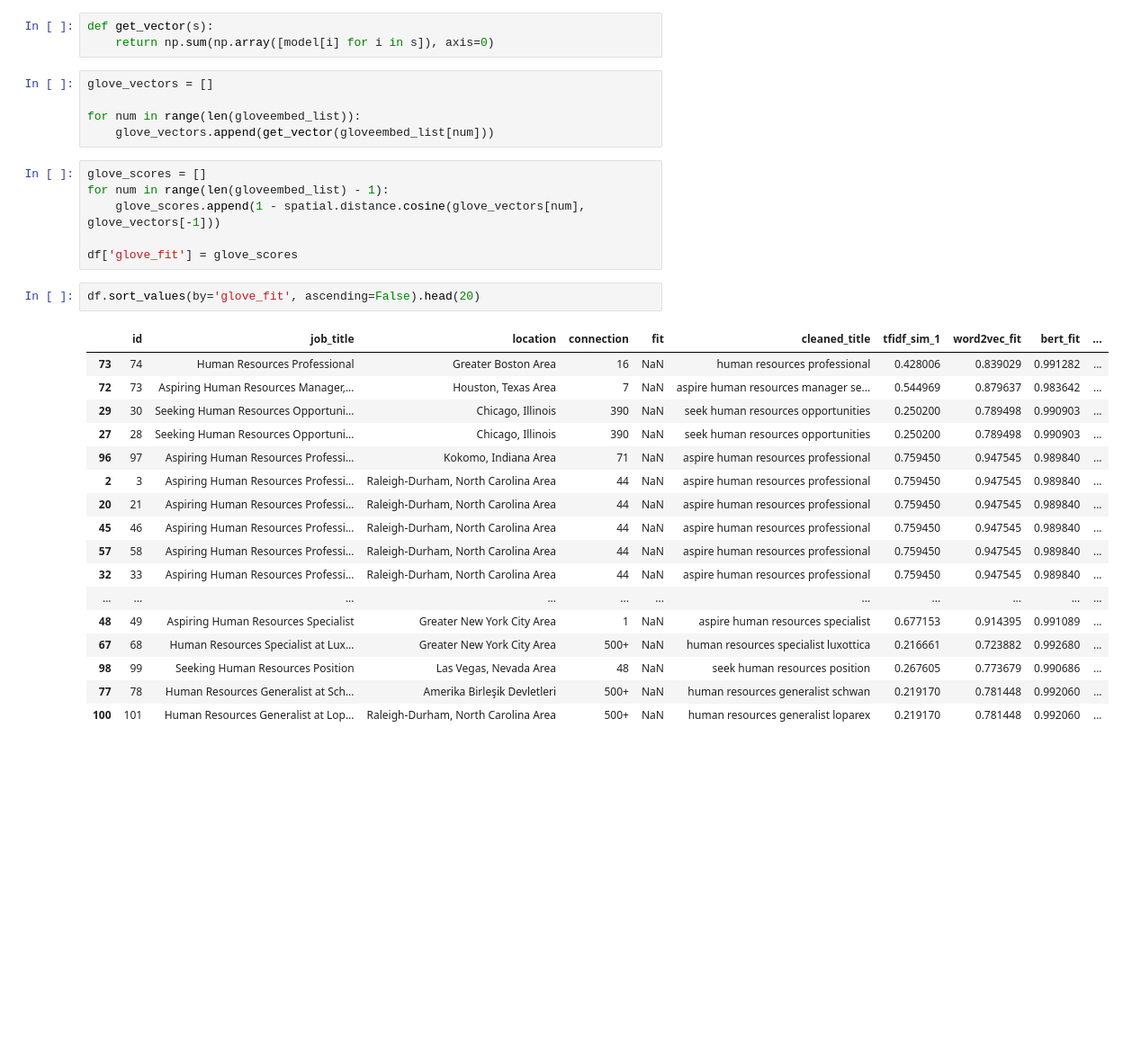
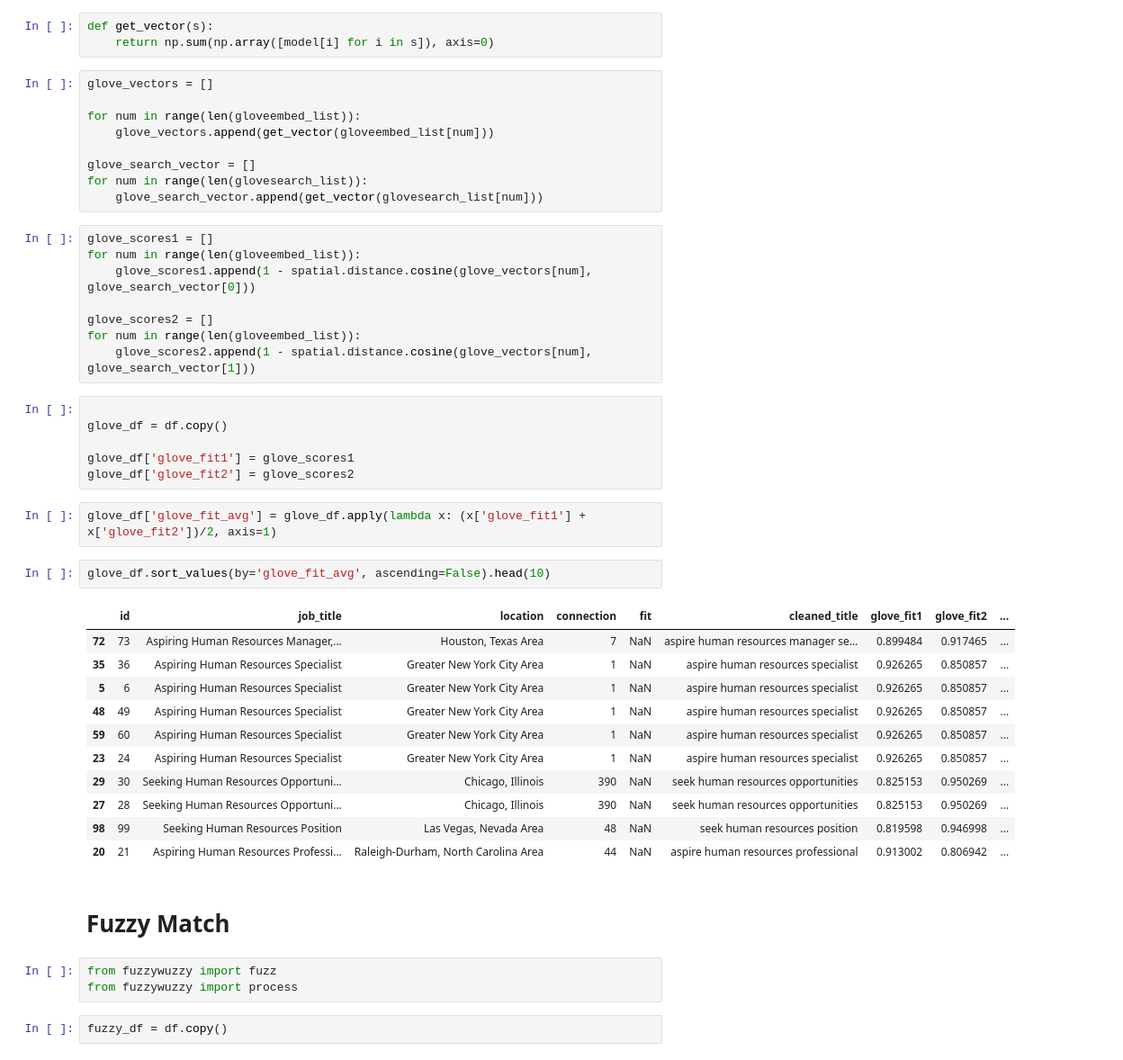
Before and after one commit to simi-I/g39RHzwKROHb58Yy, a Jupyter notebook: Potential Talent.ipynb, the cells around one changed output. Shown at 90% size. Saved outputs shown, nothing was run; the diff lists cells and outputs as text; blank space fills up the shorter version.

```diff
--- a/Potential Talent.ipynb
+++ b/Potential Talent.ipynb
@@ -388,29 +497,44 @@ glove_vectors = []
 
 for num in range(len(gloveembed_list)):
     glove_vectors.append(get_vector(gloveembed_list[num]))
+
+glove_search_vector = []
+for num in range(len(glovesearch_list)):
+    glove_search_vector.append(get_vector(glovesearch_list[num]))
 # %%
-glove_scores = []
-for num in range(len(gloveembed_list) - 1):
-    glove_scores.append(1 - spatial.distance.cosine(glove_vectors[num], glove_vectors[-1]))
+glove_scores1 = []
+for num in range(len(gloveembed_list)):
+    glove_scores1.append(1 - spatial.distance.cosine(glove_vectors[num], glove_search_vector[0]))
 
-df['glove_fit'] = glove_scores
+glove_scores2 = []
+for num in range(len(gloveembed_list)):
+    glove_scores2.append(1 - spatial.distance.cosine(glove_vectors[num], glove_search_vector[1]))
+# %%
+
+glove_df = df.copy()
+
+glove_df['glove_fit1'] = glove_scores1
+glove_df['glove_fit2'] = glove_scores2
+# %%
+glove_df['glove_fit_avg'] = glove_df.apply(lambda x: (x['glove_fit1'] + x['glove_fit2'])/2, axis=1)
 # %%
-df.sort_values(by='glove_fit', ascending=False).head(20)
+glove_df.sort_values(by='glove_fit_avg', ascending=False).head(10)
 # %% [output]
-|  | id | job_title | location | connection | fit | cleaned_title | tfidf_sim_1 | word2vec_fit | bert_fit | ... |
-| 73 | 74 | Human Resources Professional | Greater Boston Area | 16 | NaN | human resources professional | 0.428006 | 0.839029 | 0.991282 | ... |
-| 72 | 73 | Aspiring Human Resources Manager,... | Houston, Texas Area | 7 | NaN | aspire human resources manager se... | 0.544969 | 0.879637 | 0.983642 | ... |
-| 29 | 30 | Seeking Human Resources Opportuni... | Chicago, Illinois | 390 | NaN | seek human resources opportunities | 0.250200 | 0.789498 | 0.990903 | ... |
-| 27 | 28 | Seeking Human Resources Opportuni... | Chicago, Illinois | 390 | NaN | seek human resources opportunities | 0.250200 | 0.789498 | 0.990903 | ... |
-| 96 | 97 | Aspiring Human Resources Professi... | Kokomo, Indiana Area | 71 | NaN | aspire human resources professional | 0.759450 | 0.947545 | 0.989840 | ... |
-| 2 | 3 | Aspiring Human Resources Professi... | Raleigh-Durham, North Carolina Area | 44 | NaN | aspire human resources professional | 0.759450 | 0.947545 | 0.989840 | ... |
-| 20 | 21 | Aspiring Human Resources Professi... | Raleigh-Durham, North Carolina Area | 44 | NaN | aspire human resources professional | 0.759450 | 0.947545 | 0.989840 | ... |
-| 45 | 46 | Aspiring Human Resources Professi... | Raleigh-Durham, North Carolina Area | 44 | NaN | aspire human resources professional | 0.759450 | 0.947545 | 0.989840 | ... |
-| 57 | 58 | Aspiring Human Resources Professi... | Raleigh-Durham, North Carolina Area | 44 | NaN | aspire human resources professional | 0.759450 | 0.947545 | 0.989840 | ... |
-| 32 | 33 | Aspiring Human Resources Professi... | Raleigh-Durham, North Carolina Area | 44 | NaN | aspire human resources professional | 0.759450 | 0.947545 | 0.989840 | ... |
-| ... | ... | ... | ... | ... | ... | ... | ... | ... | ... | ... |
-| 48 | 49 | Aspiring Human Resources Specialist | Greater New York City Area | 1 | NaN | aspire human resources specialist | 0.677153 | 0.914395 | 0.991089 | ... |
-| 67 | 68 | Human Resources Specialist at Lux... | Greater New York City Area | 500+ | NaN | human resources specialist luxottica | 0.216661 | 0.723882 | 0.992680 | ... |
-| 98 | 99 | Seeking Human Resources Position | Las Vegas, Nevada Area | 48 | NaN | seek human resources position | 0.267605 | 0.773679 | 0.990686 | ... |
-| 77 | 78 | Human Resources Generalist at Sch... | Amerika Birleşik Devletleri | 500+ | NaN | human resources generalist schwan | 0.219170 | 0.781448 | 0.992060 | ... |
-| 100 | 101 | Human Resources Generalist at Lop... | Raleigh-Durham, North Carolina Area | 500+ | NaN | human resources generalist loparex | 0.219170 | 0.781448 | 0.992060 | ... |
+|  | id | job_title | location | connection | fit | cleaned_title | glove_fit1 | glove_fit2 | ... |
+| 72 | 73 | Aspiring Human Resources Manager,... | Houston, Texas Area | 7 | NaN | aspire human resources manager se... | 0.899484 | 0.917465 | ... |
+| 35 | 36 | Aspiring Human Resources Specialist | Greater New York City Area | 1 | NaN | aspire human resources specialist | 0.926265 | 0.850857 | ... |
+| 5 | 6 | Aspiring Human Resources Specialist | Greater New York City Area | 1 | NaN | aspire human resources specialist | 0.926265 | 0.850857 | ... |
+| 48 | 49 | Aspiring Human Resources Specialist | Greater New York City Area | 1 | NaN | aspire human resources specialist | 0.926265 | 0.850857 | ... |
+| 59 | 60 | Aspiring Human Resources Specialist | Greater New York City Area | 1 | NaN | aspire human resources specialist | 0.926265 | 0.850857 | ... |
+| 23 | 24 | Aspiring Human Resources Specialist | Greater New York City Area | 1 | NaN | aspire human resources specialist | 0.926265 | 0.850857 | ... |
+| 29 | 30 | Seeking Human Resources Opportuni... | Chicago, Illinois | 390 | NaN | seek human resources opportunities | 0.825153 | 0.950269 | ... |
+| 27 | 28 | Seeking Human Resources Opportuni... | Chicago, Illinois | 390 | NaN | seek human resources opportunities | 0.825153 | 0.950269 | ... |
+| 98 | 99 | Seeking Human Resources Position | Las Vegas, Nevada Area | 48 | NaN | seek human resources position | 0.819598 | 0.946998 | ... |
+| 20 | 21 | Aspiring Human Resources Professi... | Raleigh-Durham, North Carolina Area | 44 | NaN | aspire human resources professional | 0.913002 | 0.806942 | ... |
+# %% [markdown]
+# Fuzzy Match
+# %%
+from fuzzywuzzy import fuzz
+from fuzzywuzzy import process
+# %%
+fuzzy_df = df.copy()
```
Also changed, not shown: parts of 61 cells of this notebook.
